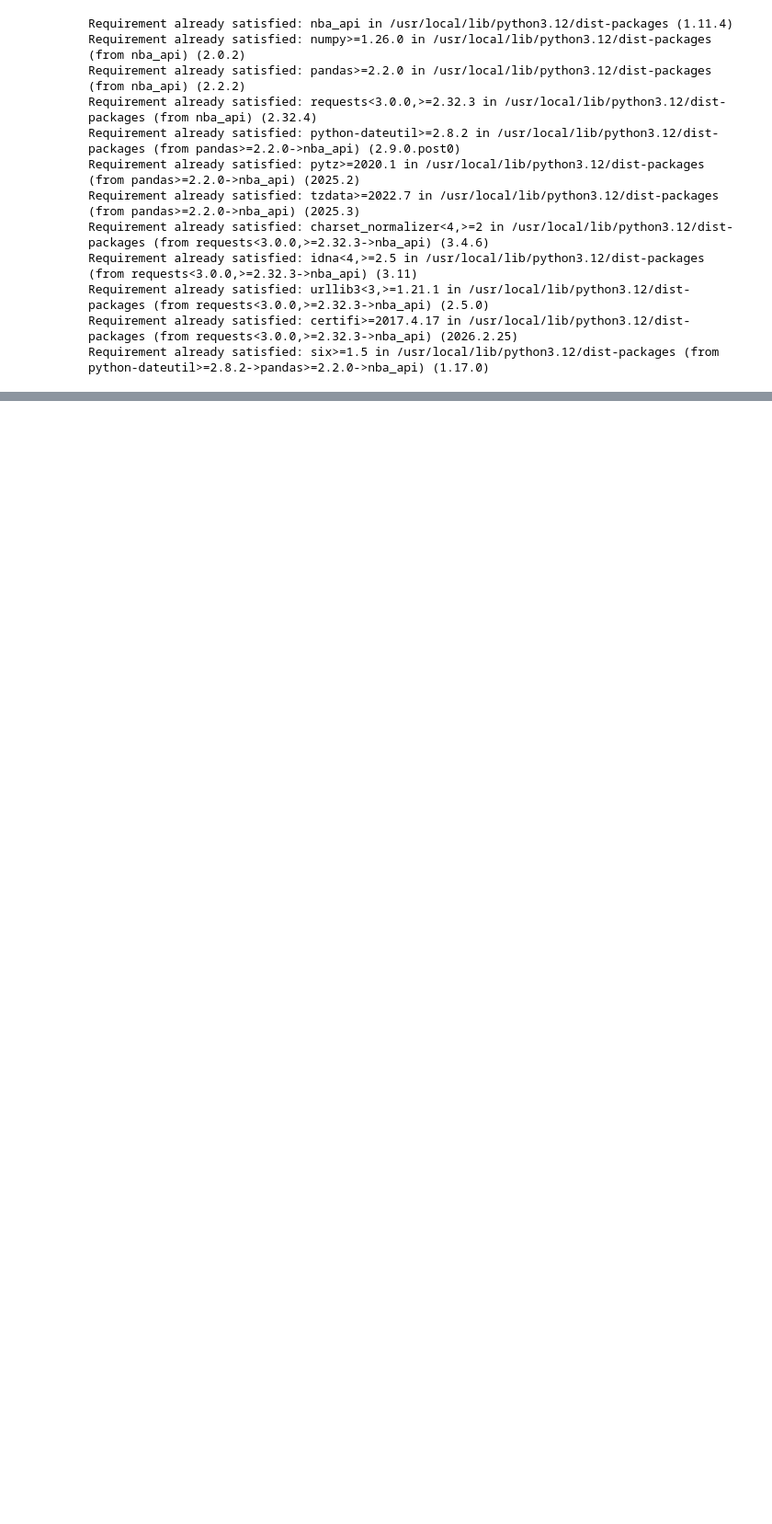
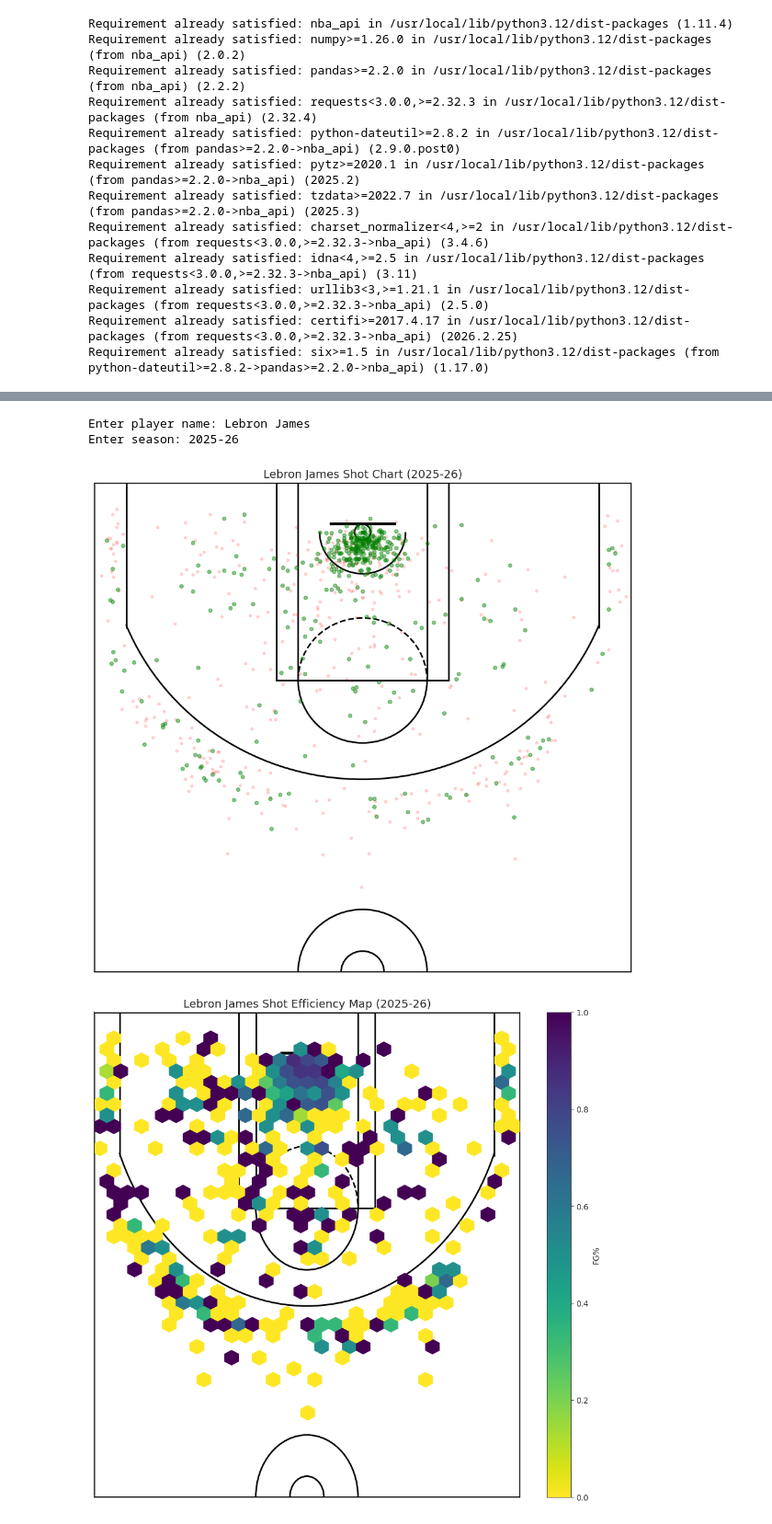
Before and after one commit to AKfrozen2/NBA_heatmap, a Jupyter notebook: NBA_Shot_chart.ipynb, the cells around one changed output, grey strips where cells are left out. Shown at 92% size. Drawn from its saved outputs; the diff is of its cells as text; code cells hidden in the pictures; blank space fills up the shorter version.

```diff
--- a/NBA_Shot_chart.ipynb
+++ b/NBA_Shot_chart.ipynb
@@ -206,0 +141,17 @@ plt.show()
+# %%
+def main():
+    player_name = input("Enter player name: ")
+    season = input("Enter season: ")
+
+    player_id = get_player_id(player_name)
+    shot_data = get_shot_data(player_id, season)
+
+    plot_shot_chart(shot_data, player_name, season)
+    plot_hex_shot_chart(shot_data, player_name, season)
+# %%
+main()
+# %% [output]
+Enter player name: Lebron James
+Enter season: 2025-26
+[figure, added]
+[figure, added]
```
Also changed, not shown: parts of 6 cells of this notebook.
